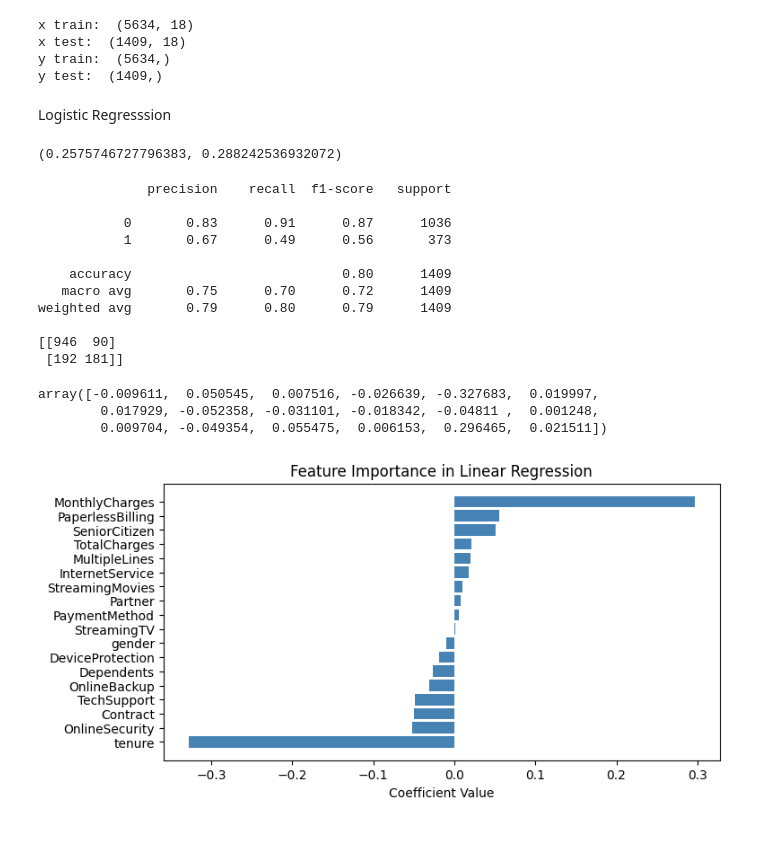
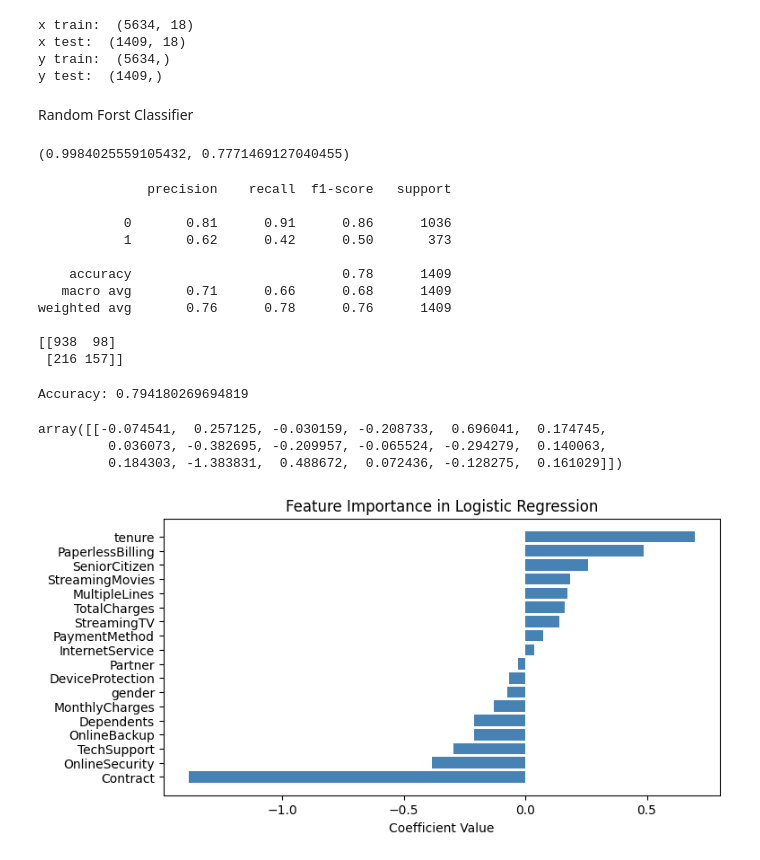
Before and after one commit to vrushalipr/Telco-Customer-Churn, a Jupyter notebook: Telco_Customer_Churn.ipynb, the cells around one changed output. Cells and saved outputs as stored; diff of their text form; code cells hidden in the pictures.

```diff
--- a/Telco_Customer_Churn.ipynb
+++ b/Telco_Customer_Churn.ipynb
@@ -225,13 +235,12 @@ plt.show()
 # %% [output]
 [figure]
 # %%
-from sklearn.preprocessing import MinMaxScaler
 X = df.drop('Churn', axis=1)
 y = df['Churn']
 
 # Scaling the numerical features
 cols_to_scale = ['tenure','MonthlyCharges', 'TotalCharges']
-scaler = MinMaxScaler()
+scaler = StandardScaler()
 X[cols_to_scale] = scaler.fit_transform(X[cols_to_scale])
 X.describe()
 # %% [output]
@@ -296,0 +304,7 @@ X_reduced = X.drop('PhoneService', axis='columns')
+# %%
+X_reduced = X.drop('PhoneService', axis='columns')
+X_reduced['tenure'] = abs(X_reduced['tenure'])
+X_reduced['MonthlyCharges'] = abs(X_reduced['MonthlyCharges'])
+X_reduced['TotalCharges'] = abs(X_reduced['TotalCharges'])
+
+X_reduced.head()
@@ -309,56 +350,72 @@ x train:  (5634, 18)
 x test:  (1409, 18)
 y train:  (5634,)
 y test:  (1409,)
-# %% [markdown]
-Logistic Regresssion
+# %% [markdown]
+Random Forst Classifier
 # %%
-model_lr = LinearRegression()
-model_lr.fit(X_train, y_train)
-test_score = model_lr.score(X_test, y_test)
-train_score = model_lr.score(X_train, y_train)
+from sklearn.ensemble import RandomForestClassifier
+
+model_rf = RandomForestClassifier()
+model_rf.fit(X_train, y_train)
+test_score = model_rf.score(X_test, y_test)
+train_score = model_rf.score(X_train, y_train)
 train_score, test_score
 # %% [output]
-(0.2575746727796383, 0.288242536932072)
+(0.9984025559105432, 0.7771469127040455)
 # %%
 # Predictions
-y_pred = model_lr.predict()
+y_pred_rf = model_rf.predict(X_test)
 
 # Evaluate the model
-print(classification_report(y_test, y_pred))
-print(confusion_matrix(y_test, y_pred))
+print(classification_report(y_test, y_pred_rf))
+print(confusion_matrix(y_test, y_pred_rf))
 # %% [output]
               precision    recall  f1-score   support
 
-           0       0.83      0.91      0.87      1036
-           1       0.67      0.49      0.56       373
+           0       0.81      0.91      0.86      1036
+           1       0.62      0.42      0.50       373
 
-    accuracy                           0.80      1409
-   macro avg       0.75      0.70      0.72      1409
-weighted avg       0.79      0.80      0.79      1409
+    accuracy                           0.78      1409
+   macro avg       0.71      0.66      0.68      1409
+weighted avg       0.76      0.78      0.76      1409
 
-[[946  90]
- [192 181]]
+[[938  98]
+ [216 157]]
+# %%
+from sklearn.linear_model import LogisticRegression
+
+logreg = LogisticRegression(max_iter=10000)
+logreg.fit(X_train, y_train)
+
+print('Accuracy:', logreg.score(X_test, y_test))
+# %% [output]
+Accuracy: 0.794180269694819
 # %%
 np.set_printoptions(suppress=True, precision=6)
-model_lr.coef_
+logreg.coef_
 # %% [output]
-array([-0.009611,  0.050545,  0.007516, -0.026639, -0.327683,  0.019997,
-        0.017929, -0.052358, -0.031101, -0.018342, -0.04811 ,  0.001248,
-        0.009704, -0.049354,  0.055475,  0.006153,  0.296465,  0.021511])
+array([[-0.074541,  0.257125, -0.030159, -0.208733,  0.696041,  0.174745,
+         0.036073, -0.382695, -0.209957, -0.065524, -0.294279,  0.140063,
+         0.184303, -1.383831,  0.488672,  0.072436, -0.128275,  0.161029]])
 # %%
-feature_importance = model_lr.coef_
+import matplotlib.pyplot as plt
+import pandas as pd
+
+# Assuming logreg is the trained Logistic Regression model
+# Feature importance (coefficients)
+feature_importance = logreg.coef_.flatten()  # Flatten to 1D if it's a 2D array
 
 # Create a DataFrame for easier handling
 coef_df = pd.DataFrame(feature_importance, index=X_train.columns, columns=['Coefficients'])
 
 # Sort the coefficients for better visualization
 coef_df = coef_df.sort_values(by='Coefficients', ascending=True)
 
 # Plotting
 plt.figure(figsize=(8, 4))
 plt.barh(coef_df.index, coef_df['Coefficients'], color='steelblue')
 plt.xlabel('Coefficient Value')
-plt.title('Feature Importance in Linear Regression')
+plt.title('Feature Importance in Logistic Regression')
 plt.show()
 # %% [output]
-[figure, old version]
+[figure, new version]
```
Also changed, not shown: parts of 12 cells of this notebook.
